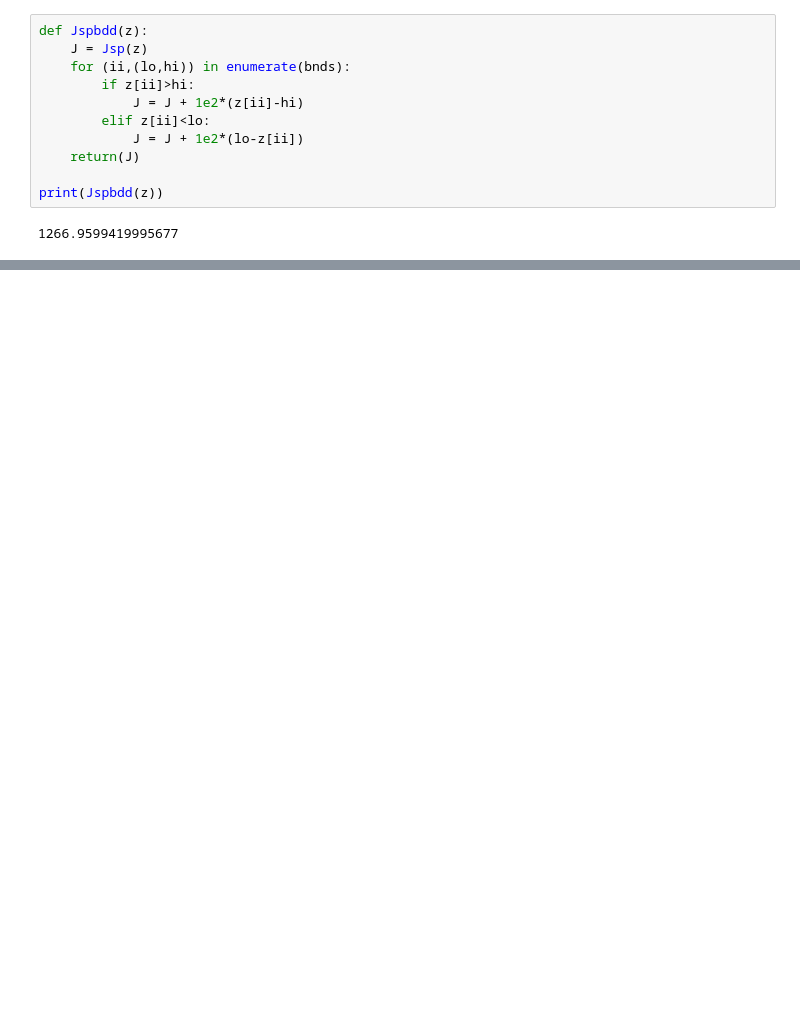
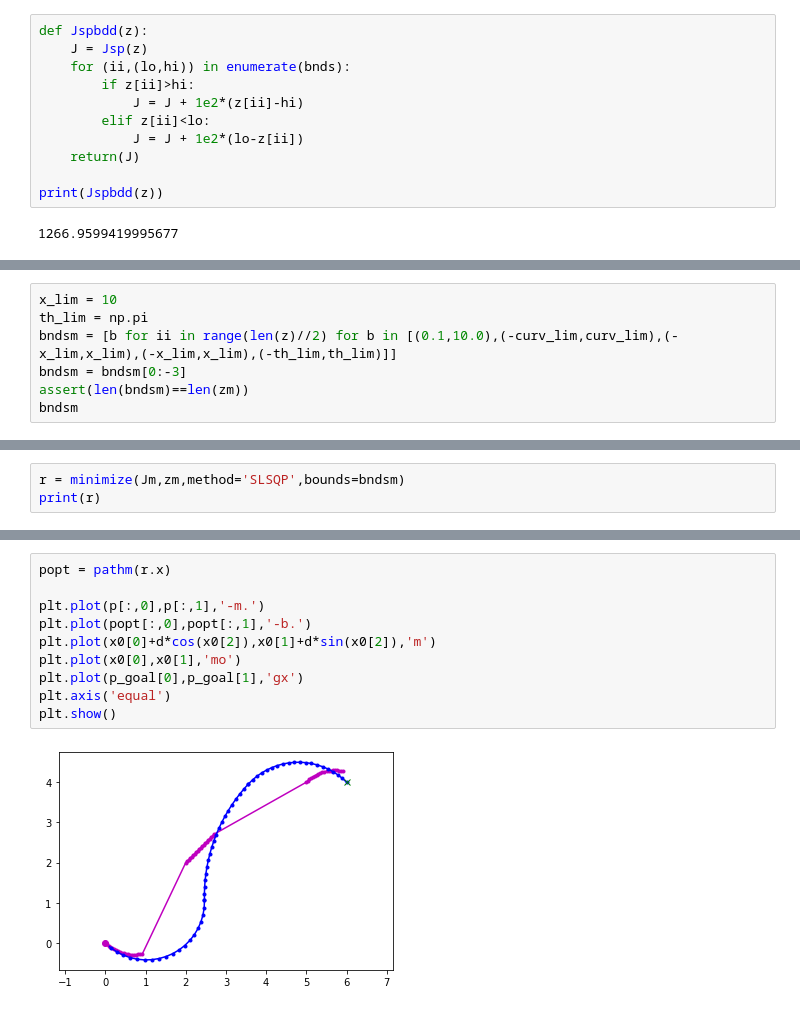
Before and after one commit to arthurrichards77/smply, a Jupyter notebook: shooting.ipynb, the cells around one changed output, grey strips where cells are left out. Cells and saved outputs as stored; diff of their text form; blank space fills up the shorter version.

```diff
--- a/shooting.ipynb
+++ b/shooting.ipynb
@@ -201,0 +253,7 @@ plt.show()
+# %%
+x_lim = 10
+th_lim = np.pi
+bndsm = [b for ii in range(len(z)//2) for b in [(0.1,10.0),(-curv_lim,curv_lim),(-x_lim,x_lim),(-x_lim,x_lim),(-th_lim,th_lim)]]
+bndsm = bndsm[0:-3]
+assert(len(bndsm)==len(zm))
+bndsm
@@ -201,0 +273,3 @@ plt.show()
+# %%
+r = minimize(Jm,zm,method='SLSQP',bounds=bndsm)
+print(r)
@@ -201,0 +290,12 @@ plt.show()
+# %%
+popt = pathm(r.x)
+
+plt.plot(p[:,0],p[:,1],'-m.')
+plt.plot(popt[:,0],popt[:,1],'-b.')
+plt.plot(x0[0]+d*cos(x0[2]),x0[1]+d*sin(x0[2]),'m')
+plt.plot(x0[0],x0[1],'mo')
+plt.plot(p_goal[0],p_goal[1],'gx')
+plt.axis('equal')
+plt.show()
+# %% [output]
+[figure, added]
```
Also changed, not shown: parts of 19 cells of this notebook.
